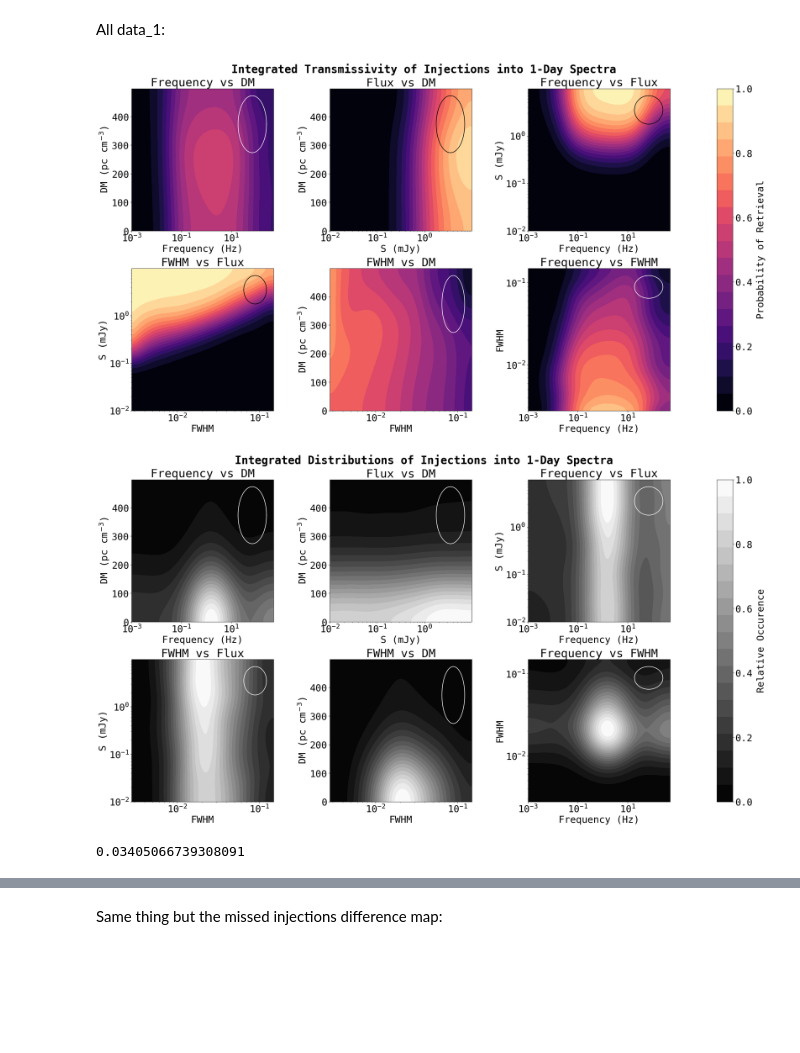
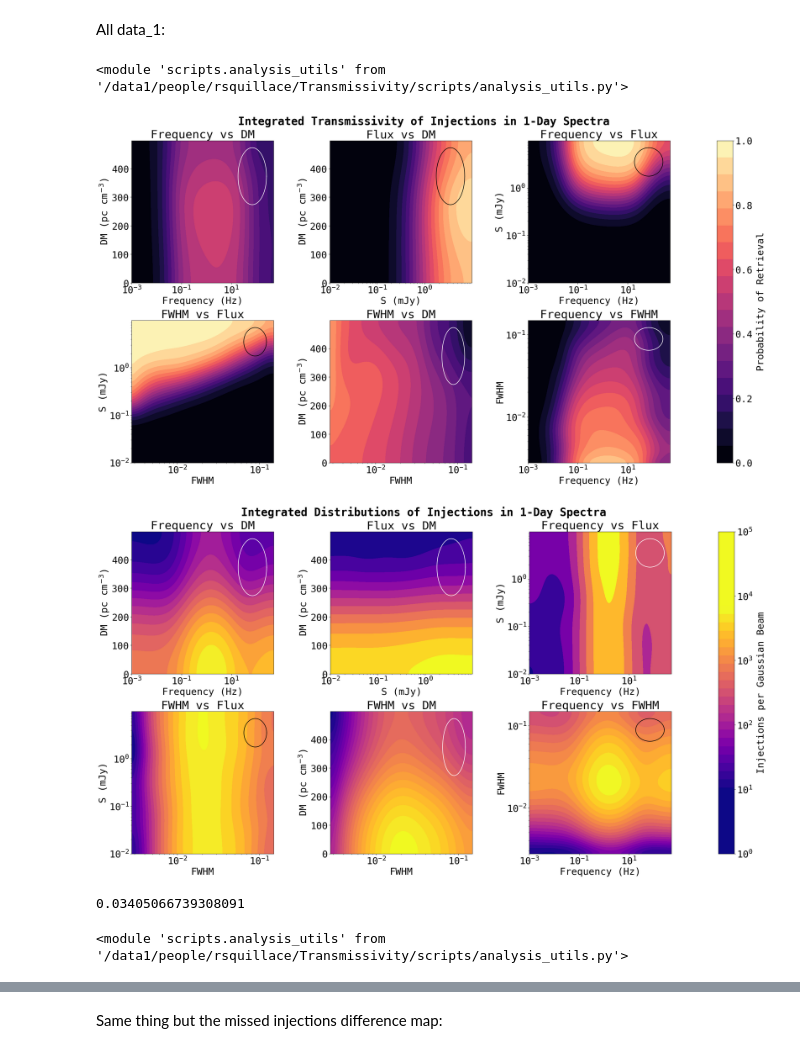
Before and after one commit to chime-sps/Transmissivity, a Jupyter notebook: results/injection_analysis_2d.ipynb, the cells around one changed output, grey strips where cells are left out. Cells and saved outputs as stored; diff of their text form; code cells hidden in the pictures; blank space fills up the shorter version.

Commit message:
injections per beam added

```diff
--- a/results/injection_analysis_2d.ipynb
+++ b/results/injection_analysis_2d.ipynb
@@ -105,34 +109,40 @@ bins2 = [DM_bins, DM_bins, S_bins, S_bins, DM_bins, fwhm_bins]
 
 dev1 = [f_dev, S_dev, f_dev, FWHM_dev, FWHM_dev, f_dev]
 dev2 = [DM_dev, DM_dev, S_dev, S_dev, DM_dev, FWHM_dev]
+# %%
+importlib.reload(au)
+# %% [output]
+<module 'scripts.analysis_utils' from '/data1/people/rsquillace/Transmissivity/scripts/analysis_utils.py'>
 # %%
 transmissivities_1 = [dm_f_ret_p_smooth_1, dm_s_ret_p_smooth_1, s_f_ret_p_smooth_1,
              s_fwhm_ret_p_smooth_1, dm_fwhm_ret_p_smooth_1, fwhm_f_ret_p_smooth_1]
 
 au.make_contour_map(transmissivities_1,
                      bins1, bins2,
                      dev1, dev2,
-                     'Integrated Transmissivity of Injections into 1-Day Spectra',
+                     'Integrated Transmissivity of Injections in 1-Day Spectra',
                      ellipse_colors = ['w', 'k', 'k', 'k', 'w', 'w']
                      )
 
-injections_1 = [dm_f_inj_smooth_1 / np.max(dm_f_inj_smooth_1),
-                dm_s_inj_smooth_1 / np.max(dm_s_inj_smooth_1),
-                s_f_inj_smooth_1 / np.max(s_f_inj_smooth_1),
-                s_fwhm_inj_smooth_1 / np.max(s_fwhm_inj_smooth_1),
-                dm_fwhm_inj_smooth_1 / np.max(dm_fwhm_inj_smooth_1),
-                fwhm_f_inj_smooth_1 / np.max(fwhm_f_inj_smooth_1)]
+injections_1 = [dm_f_inj_smooth_1,
+                dm_s_inj_smooth_1,
+                s_f_inj_smooth_1,
+                s_fwhm_inj_smooth_1,
+                dm_fwhm_inj_smooth_1,
+                fwhm_f_inj_smooth_1]
 
 au.make_contour_map(injections_1,
                      bins1, bins2,
                      dev1, dev2,
-                     'Integrated Distributions of Injections into 1-Day Spectra',
-                     cmap = 'gray',
-                     colorbar_name = 'Relative Occurence'
+                     'Integrated Distributions of Injections in 1-Day Spectra',
+                     cmap = 'plasma',
+                     colorbar_name = 'Injections per Gaussian Beam',
+                     cmap_log = True,
+                     ellipse_colors = ['w', 'w', 'w', 'k', 'w', 'k']
                      )
 # %% [output]
-[figure, old version]
+[figure, new version]
-[figure, old version]
+[figure, new version]
 # %%
 S_mask = data_1[:, 6] < 0.1
 retrieved_mask = data_1[:, -1] > 0
@@ -179,6 +189,10 @@ fwhm_f_inj_smooth_1, _, fwhm_f_ret_p_smooth_1 = au.get_sensitivity(
     *(7, 4, fwhm_bins, f_bins, FWHM_dev, f_dev),
     stype = '2d'
 )
+# %%
+importlib.reload(au)
+# %% [output]
+<module 'scripts.analysis_utils' from '/data1/people/rsquillace/Transmissivity/scripts/analysis_utils.py'>
 # %%
 completenesses_1 = [dm_f_ret_p_smooth_1, dm_s_ret_p_smooth_1, s_f_ret_p_smooth_1,
              s_fwhm_ret_p_smooth_1, dm_fwhm_ret_p_smooth_1, fwhm_f_ret_p_smooth_1]
```
Also changed, not shown: parts of 4 cells of this notebook.
